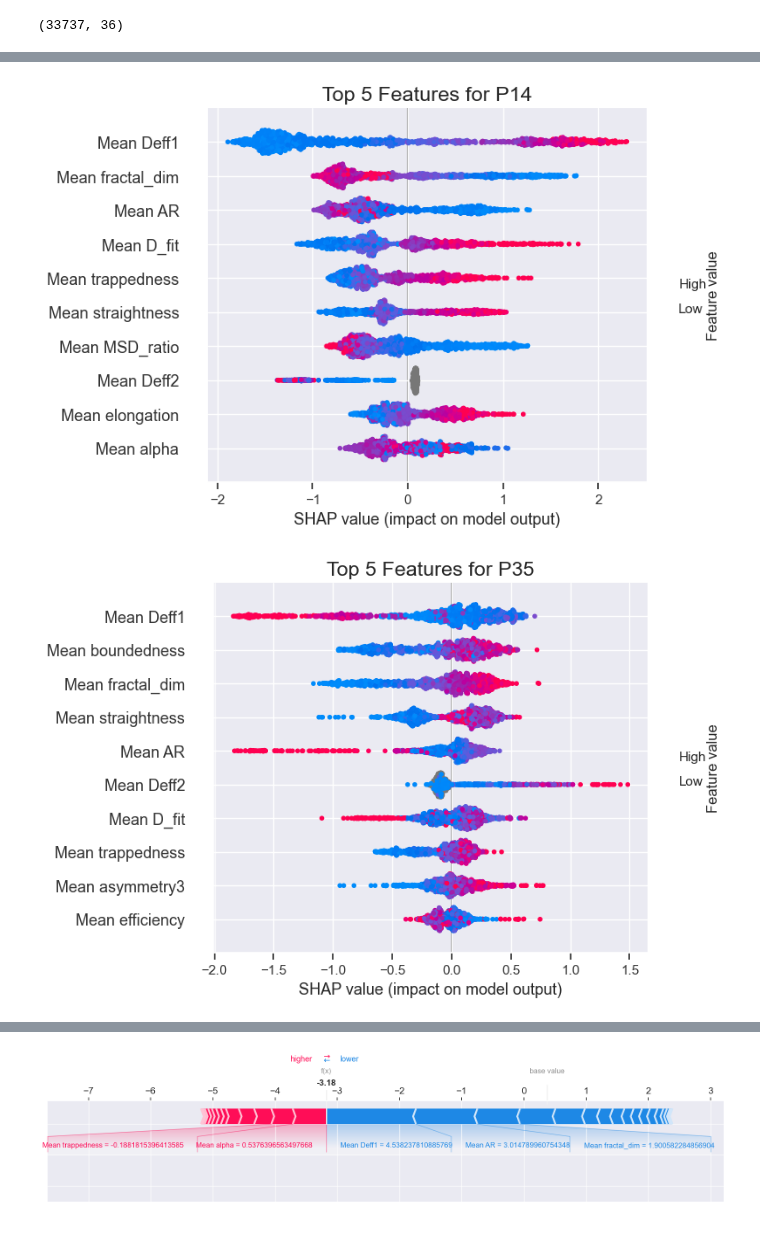
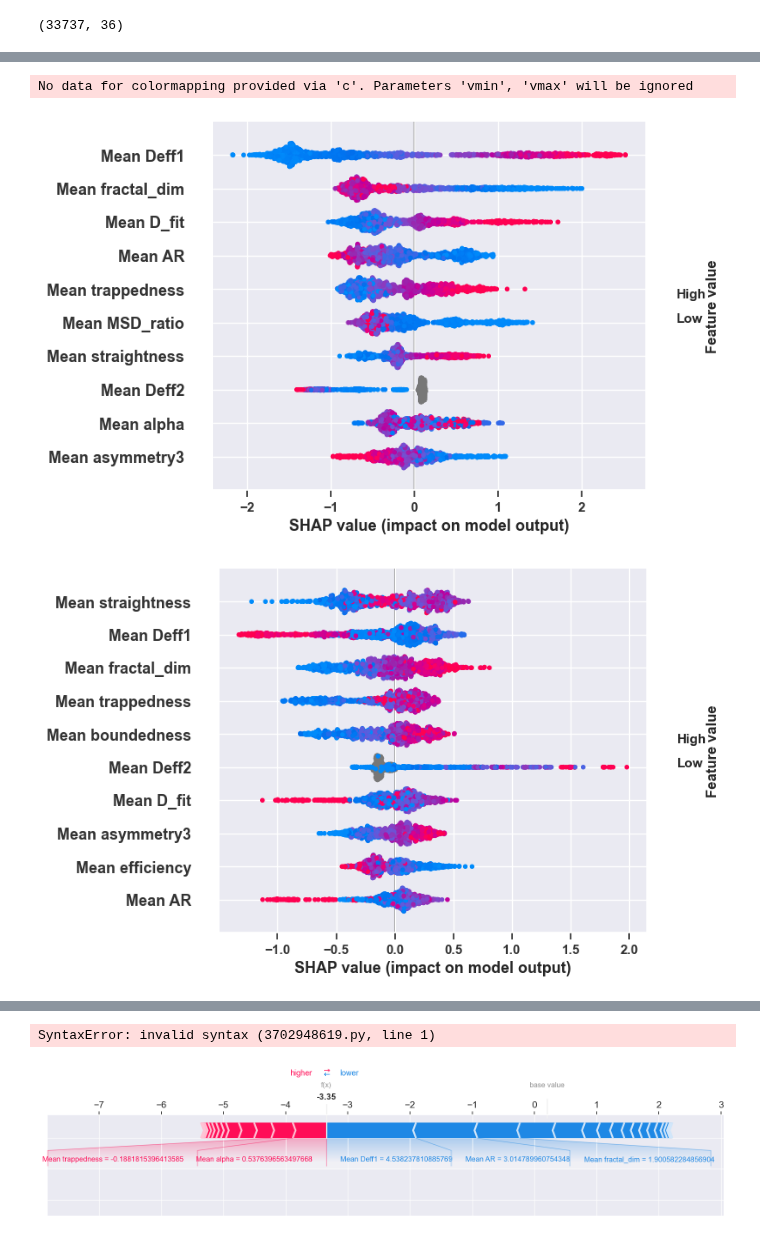
Before and after one commit to Nance-Lab/diff_predictor, a Jupyter notebook: notebooks/publication_notebooks/age_shap_analysis.ipynb, the cells around one changed output, grey strips where cells are left out. Cells and saved outputs as stored; diff of their text form; code cells hidden in the pictures.

```diff
--- a/notebooks/publication_notebooks/age_shap_analysis.ipynb
+++ b/notebooks/publication_notebooks/age_shap_analysis.ipynb
@@ -117,3 +121,6 @@ ecm.shape
 # %% [output]
 (38790, 36)
 (33737, 36)
+# %%
+ecm = ecm[ecm['Mean Deff1'] < 50]
+ecm.shape
@@ -270,10 +279,13 @@ shap.summary_plot(shap_values, X_test[features], class_names=np.array(class_name
 # %%
+plt.rcParams["font.weight"] = "bold"
+plt.rcParams["axes.labelweight"] = "bold"
+
 for i in range(3):
     figsize = (7.5, 5)
     fig = plt.figure(figsize=figsize)
-    ax = fig.gca()
-    shap.summary_plot(shap_values[i], X_test[feature_list], max_display=10, show=False)
-    ax.set_title(f'Top 5 Features for {le.classes_[i]}')
+    # ax = fig.gca()
+    shap.summary_plot(shap_values[i], X_test[feature_list], max_display=10, title=f'SHAP Values for {le.classes_[i]}', color=cmap)
 # %% [output]
+No data for colormapping provided via 'c'. Parameters 'vmin', 'vmax' will be ignored
-[figure, old version]
+[figure, new version]
-[figure, old version]
+[figure, new version]
@@ -281,4 +293,8 @@ for i in range(3):
+# %%
+explainer.
+# %% [output]
+SyntaxError: invalid syntax (3702948619.py, line 1)
 # %%
-shap.force_plot(explainer.expected_value[2], shap_values[0][0,:], X_test[features].iloc[0,:], matplotlib=True, show=False)
+shap.force_plot(explainer.expected_value[0], shap_values[0][0,:], X_test[features].iloc[0,:], matplotlib=True)
 # %% [output]
-[figure, old version]
+[figure, new version]
```
Also changed, not shown: parts of 18 cells of this notebook, 1 other file.
